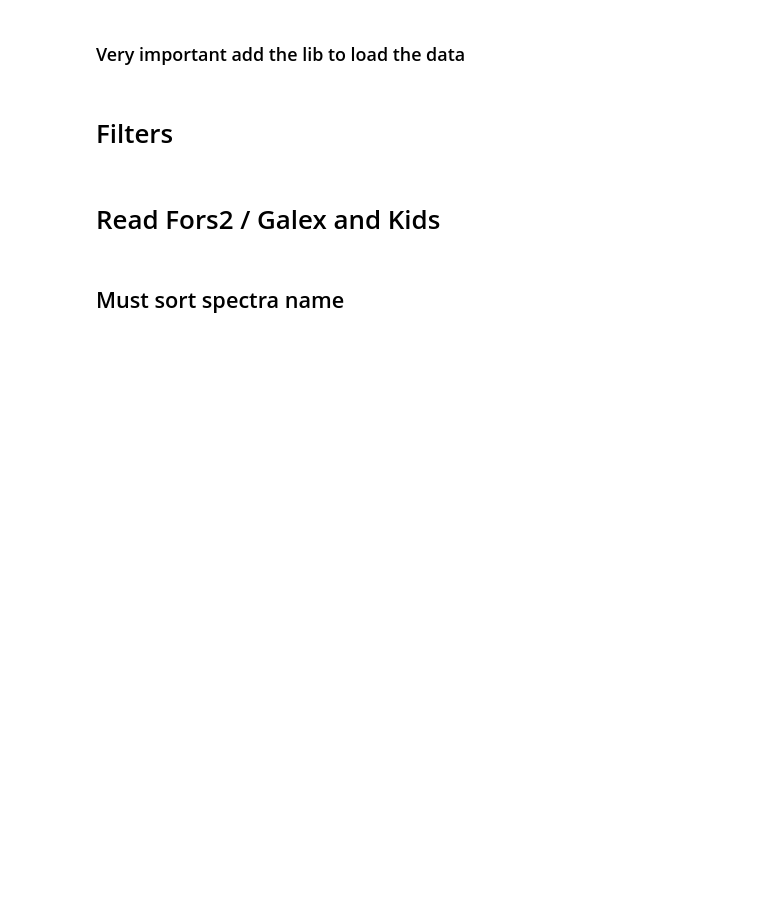
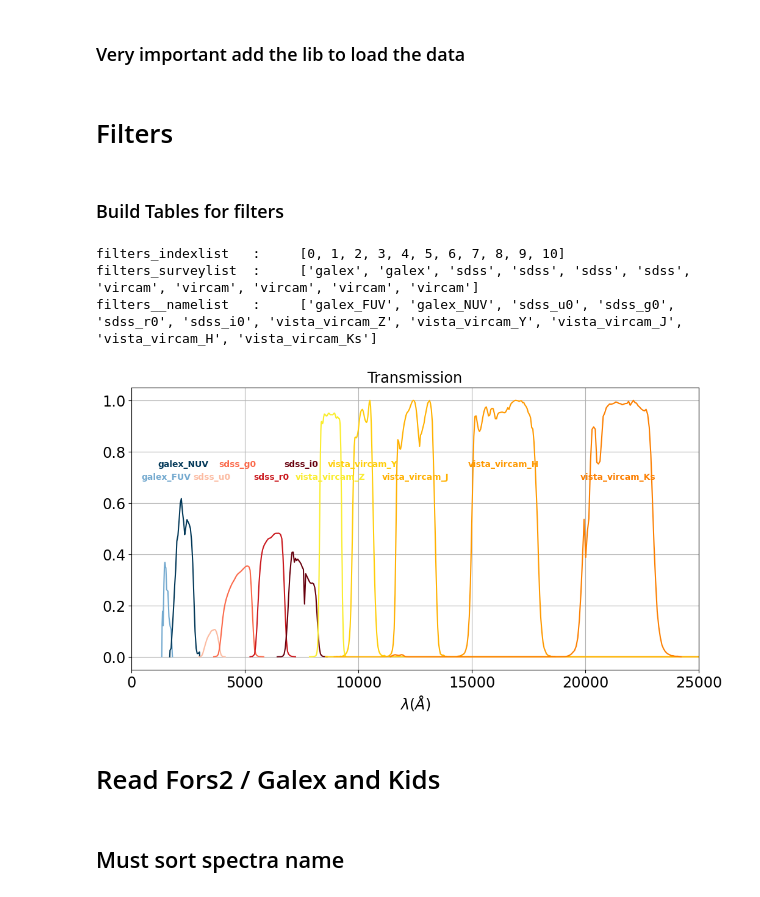
Before and after one commit to sylvielsstfr/Fors2ToStellarPopSynthesis, a Jupyter notebook: examples/examples_comparedatamodel/FitJAXOpt_SEDModel_OneDataSpectrumPhotom.ipynb, the cells around one changed output. Drawn from its saved outputs; the diff is of its cells as text; code cells hidden in the pictures; blank space fills up the shorter version.

Commit message:
add photometric model with filters. need to implement likelihood

```diff
--- a/examples/examples_comparedatamodel/FitJAXOpt_SEDModel_OneDataSpectrumPhotom.ipynb
+++ b/examples/examples_comparedatamodel/FitJAXOpt_SEDModel_OneDataSpectrumPhotom.ipynb
@@ -142,18 +141,2 @@ filters_vircam = ["vista_vircam_Z","vista_vircam_Y","vista_vircam_J","vista_virc
-# %%
-all_filt_galex = []
-for filtname in filters_galex:
-    filt = observate.Filter(filtname)
-    all_filt_galex.append(filt)
-N_galex = len(all_filt_galex)
-
-all_filt_sdss = []
-for filtname in filters_sdss:
-    filt = observate.Filter(filtname)
-    all_filt_sdss.append(filt)
-N_sdss = len(all_filt_sdss)
-
-all_filt_vircam = []
-for filtname in filters_vircam:
-    filt = observate.Filter(filtname)
-    all_filt_vircam.append(filt)
-N_vircam = len(all_filt_vircam)
+# %% [markdown]
+### Build Tables for filters
@@ -160,3 +256,13 @@ N_vircam = len(all_filt_vircam)
+# %%
+photometric_surveys = FilterInfo()
+# %%
+photometric_surveys.plot_transmissions()
+photometric_surveys.dump()
+# %% [output]
+filters_indexlist   :     [0, 1, 2, 3, 4, 5, 6, 7, 8, 9, 10]
+filters_surveylist  :     ['galex', 'galex', 'sdss', 'sdss', 'sdss', 'sdss', 'vircam', 'vircam', 'vircam', 'vircam', 'vircam']
+filters__namelist   :     ['galex_FUV', 'galex_NUV', 'sdss_u0', 'sdss_g0', 'sdss_r0', 'sdss_i0', 'vista_vircam_Z', 'vista_vircam_Y', 'vista_vircam_J', 'vista_vircam_H', 'vista_vircam_Ks']
+[figure, added]
 # %% [markdown]
 # Read Fors2 / Galex and Kids
 # %%
```
Also changed, not shown: parts of 14 cells of this notebook.
